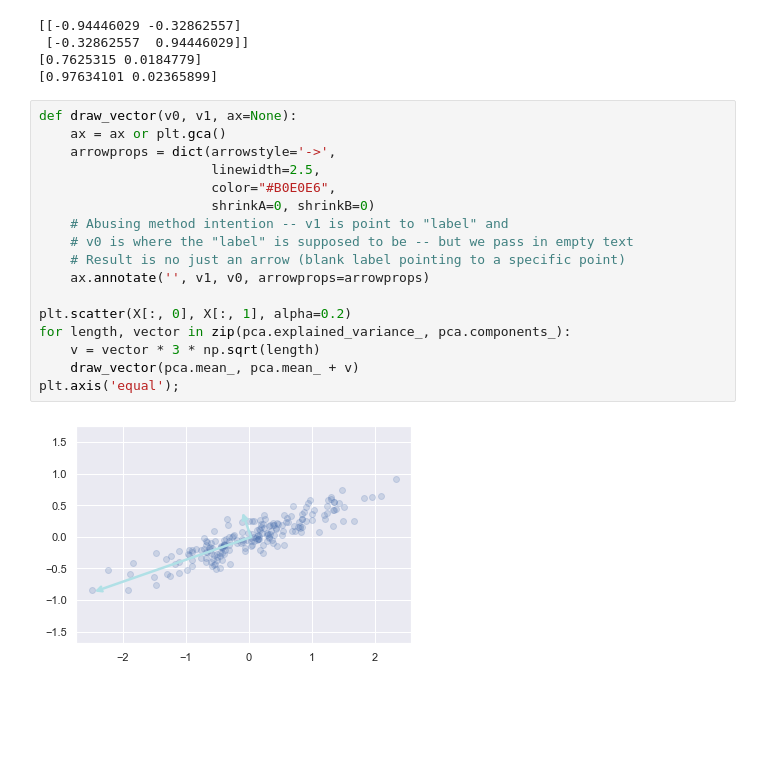
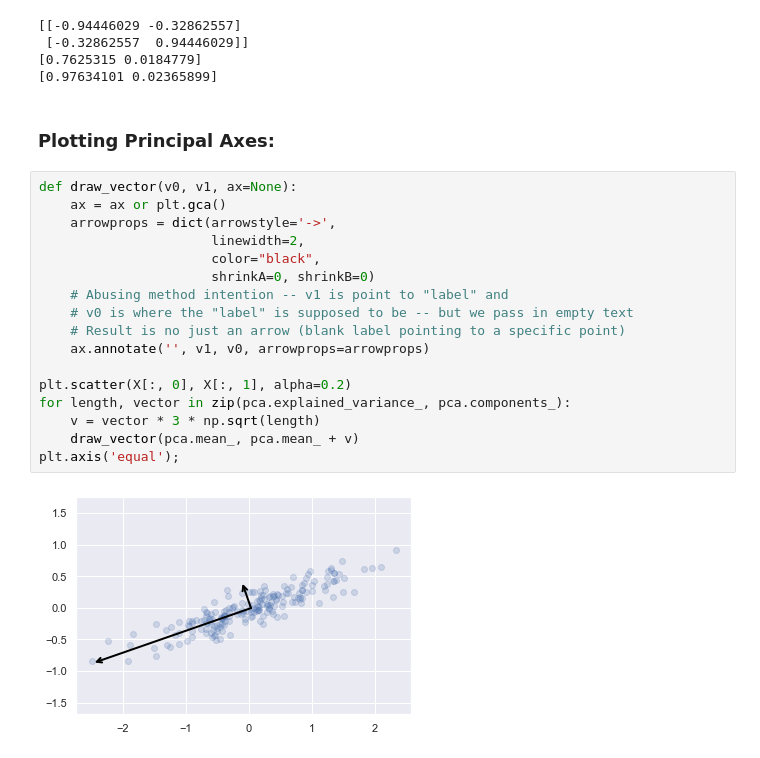
Before and after one commit to leonardtang/data-science-learn, a Jupyter notebook: PCA.ipynb, the cells around one changed output. Drawn from its saved outputs; the diff is of its cells as text; blank space fills up the shorter version.

```diff
--- a/PCA.ipynb
+++ b/PCA.ipynb
@@ -24,22 +24,24 @@ print(pca.explained_variance_ratio_)
  [-0.32862557  0.94446029]]
 [0.7625315 0.0184779]
 [0.97634101 0.02365899]
+# %% [markdown]
+### Plotting Principal Axes: ###
 # %%
 def draw_vector(v0, v1, ax=None):
     ax = ax or plt.gca()
     arrowprops = dict(arrowstyle='->',
-                      linewidth=2.5,
-                      color="#B0E0E6",
+                      linewidth=2,
+                      color="black",
                       shrinkA=0, shrinkB=0)
     # Abusing method intention -- v1 is point to "label" and
     # v0 is where the "label" is supposed to be -- but we pass in empty text
     # Result is no just an arrow (blank label pointing to a specific point)
     ax.annotate('', v1, v0, arrowprops=arrowprops)
 
 plt.scatter(X[:, 0], X[:, 1], alpha=0.2)
 for length, vector in zip(pca.explained_variance_, pca.components_):
     v = vector * 3 * np.sqrt(length)
     draw_vector(pca.mean_, pca.mean_ + v)
 plt.axis('equal');
 # %% [output]
-[figure, old version]
+[figure, new version]
```
Also changed, not shown: parts of 7 cells of this notebook.
